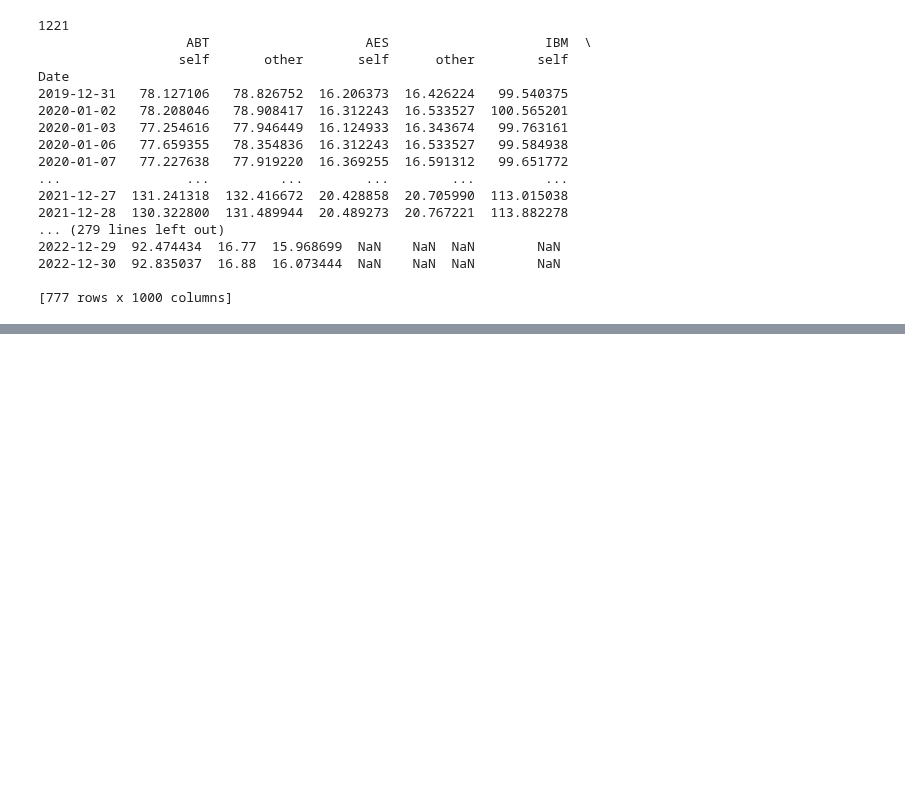
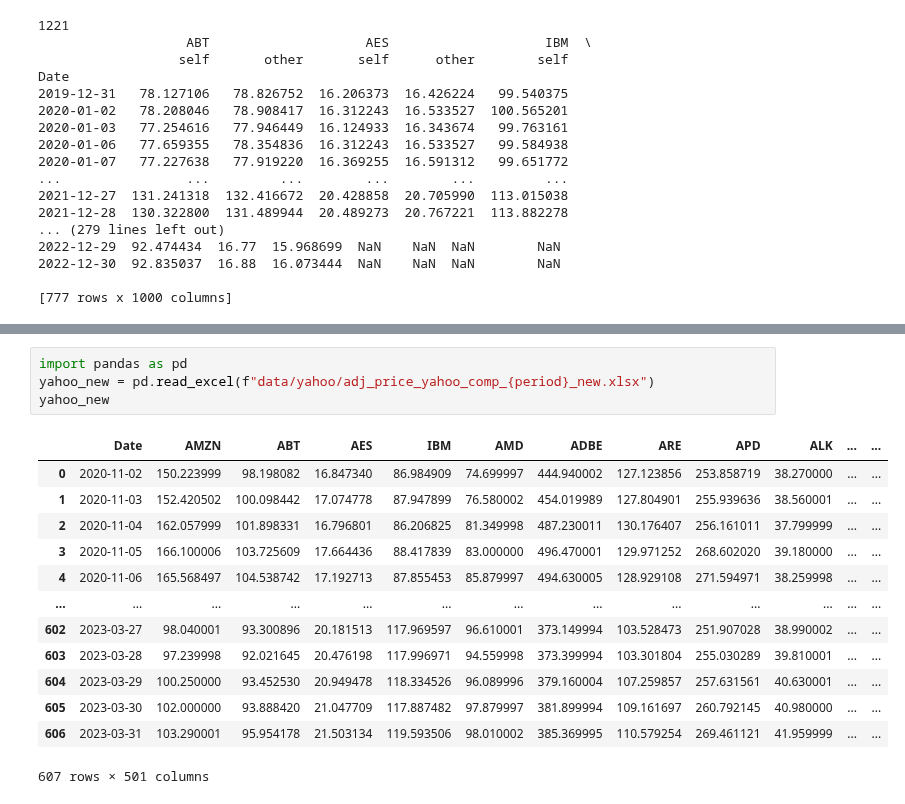
Before and after one commit to rebecca-di-francesco-bfh/sectoral-decarbonization, a Jupyter notebook: compare_yahoo_df.ipynb, the cells around one changed output, grey strips where cells are left out. Cells and saved outputs as stored; diff of their text form; blank space fills up the shorter version.

```diff
--- a/compare_yahoo_df.ipynb
+++ b/compare_yahoo_df.ipynb
@@ -34,0 +68,18 @@ Date
+# %%
+import pandas as pd
+yahoo_new = pd.read_excel(f"data/yahoo/adj_price_yahoo_comp_{period}_new.xlsx")
+yahoo_new
+# %% [output]
+|  | Date | AMZN | ABT | AES | IBM | AMD | ADBE | ARE | APD | ALK | ... | ... |
+| 0 | 2020-11-02 | 150.223999 | 98.198082 | 16.847340 | 86.984909 | 74.699997 | 444.940002 | 127.123856 | 253.858719 | 38.270000 | ... | ... |
+| 1 | 2020-11-03 | 152.420502 | 100.098442 | 17.074778 | 87.947899 | 76.580002 | 454.019989 | 127.804901 | 255.939636 | 38.560001 | ... | ... |
+| 2 | 2020-11-04 | 162.057999 | 101.898331 | 16.796801 | 86.206825 | 81.349998 | 487.230011 | 130.176407 | 256.161011 | 37.799999 | ... | ... |
+| 3 | 2020-11-05 | 166.100006 | 103.725609 | 17.664436 | 88.417839 | 83.000000 | 496.470001 | 129.971252 | 268.602020 | 39.180000 | ... | ... |
+| 4 | 2020-11-06 | 165.568497 | 104.538742 | 17.192713 | 87.855453 | 85.879997 | 494.630005 | 128.929108 | 271.594971 | 38.259998 | ... | ... |
+| ... | ... | ... | ... | ... | ... | ... | ... | ... | ... | ... | ... | ... |
+| 602 | 2023-03-27 | 98.040001 | 93.300896 | 20.181513 | 117.969597 | 96.610001 | 373.149994 | 103.528473 | 251.907028 | 38.990002 | ... | ... |
+| 603 | 2023-03-28 | 97.239998 | 92.021645 | 20.476198 | 117.996971 | 94.559998 | 373.399994 | 103.301804 | 255.030289 | 39.810001 | ... | ... |
+| 604 | 2023-03-29 | 100.250000 | 93.452530 | 20.949478 | 118.334526 | 96.089996 | 379.160004 | 107.259857 | 257.631561 | 40.630001 | ... | ... |
+| 605 | 2023-03-30 | 102.000000 | 93.888420 | 21.047709 | 117.887482 | 97.879997 | 381.899994 | 109.161697 | 260.792145 | 40.980000 | ... | ... |
+| 606 | 2023-03-31 | 103.290001 | 95.954178 | 21.503134 | 119.593506 | 98.010002 | 385.369995 | 110.579254 | 269.461121 | 41.959999 | ... | ... |
+607 rows × 501 columns
```
Also changed, not shown: parts of 8 cells of this notebook, 1 other file.
